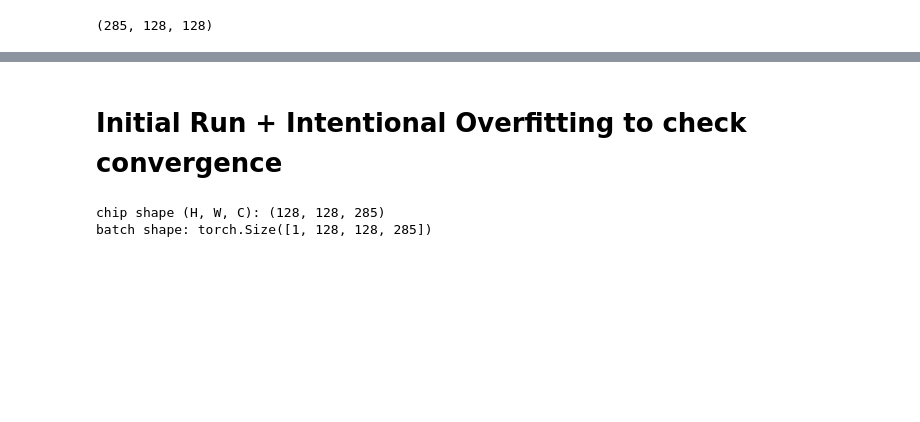
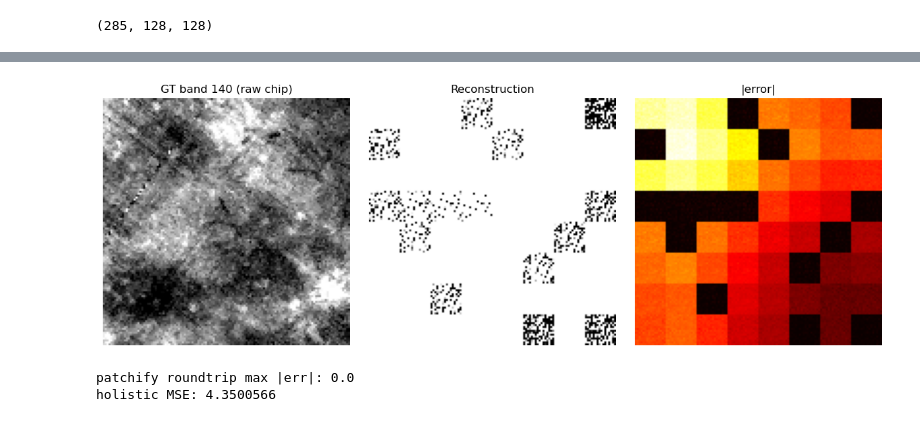
Before and after one commit to Sea-Meets-the-Stars/pauls-EMIT-HSI-transformer-stuff, a Jupyter notebook: simple_mae_encoder/scratch.ipynb, the cells around one changed output, grey strips where cells are left out. Cells and saved outputs as stored; diff of their text form; code cells hidden in the pictures; blank space fills up the shorter version.

```diff
--- a/simple_mae_encoder/scratch.ipynb
+++ b/simple_mae_encoder/scratch.ipynb
@@ -38,36 +105,30 @@ loss.backward()
 # %%
-# Visual reconstruction — GT must be raw chip (H,W,C), not unpatchify before the patchify fix
-import importlib
-importlib.reload(m)
-
-chip_hwc = np.array(h5_file["hypercube"], dtype=np.float32)  # (128, 128, 285)
-batch = torch.from_numpy(chip_hwc).unsqueeze(0).to(device)
-
 model.eval()
 torch.manual_seed(0)
 pred_hwc, _ = model.reconstruct(batch)
 pred_np = pred_hwc[0].cpu().numpy()
 
 band_idx = 140
 vmin = np.percentile(chip_hwc[:, :, band_idx], 2)
 vmax = np.percentile(chip_hwc[:, :, band_idx], 98)
 err_np = np.abs(pred_np - chip_hwc)
 
 fig, axes = plt.subplots(1, 3, figsize=(12, 4))
-axes[0].imshow(chip_hwc[:, :, band_idx], cmap="gray", vmin=vmin, vmax=vmax)
-axes[0].set_title(f"GT band {band_idx} (raw chip)")
-axes[1].imshow(pred_np[:, :, band_idx], cmap="gray", vmin=vmin, vmax=vmax)
-axes[1].set_title("Reconstruction")
-axes[2].imshow(err_np[:, :, band_idx], cmap="hot")
-axes[2].set_title("|error|")
+axes[0].imshow(chip_hwc[:, :, band_idx], cmap='gray', vmin=vmin, vmax=vmax)
+axes[0].set_title(f'GT band {band_idx} (raw chip)')
+axes[1].imshow(pred_np[:, :, band_idx], cmap='gray', vmin=vmin, vmax=vmax)
+axes[1].set_title('Reconstruction')
+axes[2].imshow(err_np[:, :, band_idx], cmap='hot')
+axes[2].set_title('|error|')
 for ax in axes:
-    ax.axis("off")
+    ax.axis('off')
 plt.tight_layout()
 plt.show()
 
-# sanity: patchify roundtrip should be exact
 rt_err = (model.unpatchify(model.patchify(batch))[0].cpu().numpy() - chip_hwc).max()
-print("patchify roundtrip max |err|:", rt_err)
-print("holistic MSE:", np.mean((pred_np - chip_hwc) ** 2))
+print('patchify roundtrip max |err|:', rt_err)
+print('holistic MSE:', np.mean((pred_np - chip_hwc) ** 2))
+# %% [output]
+[figure, added]
+patchify roundtrip max |err|: 0.0
+holistic MSE: 4.3500566
-# %% [markdown]
-# Initial Run + Intentional Overfitting to check convergence
@@ -81,10 +134,0 @@ optimizer = torch.optim.AdamW(model.parameters(), lr=1e-4)
-# %%
-# h5 'hypercube' is (H, W, C) = (128, 128, 285)
-chip_hwc = np.array(h5_file["hypercube"], dtype=np.float32)
-print("chip shape (H, W, C):", chip_hwc.shape)
-
-batch = torch.from_numpy(chip_hwc).unsqueeze(0).to(device)  # (1, 128, 128, 285)
-print("batch shape:", batch.shape)
-# %% [output]
-chip shape (H, W, C): (128, 128, 285)
-batch shape: torch.Size([1, 128, 128, 285])
```
Also changed, not shown: parts of 17 cells of this notebook, 1 other file.
